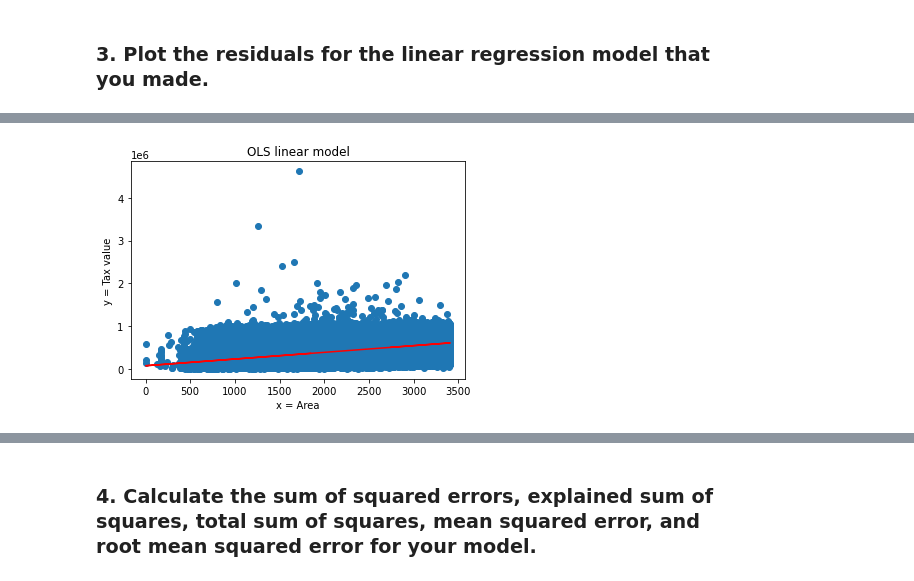
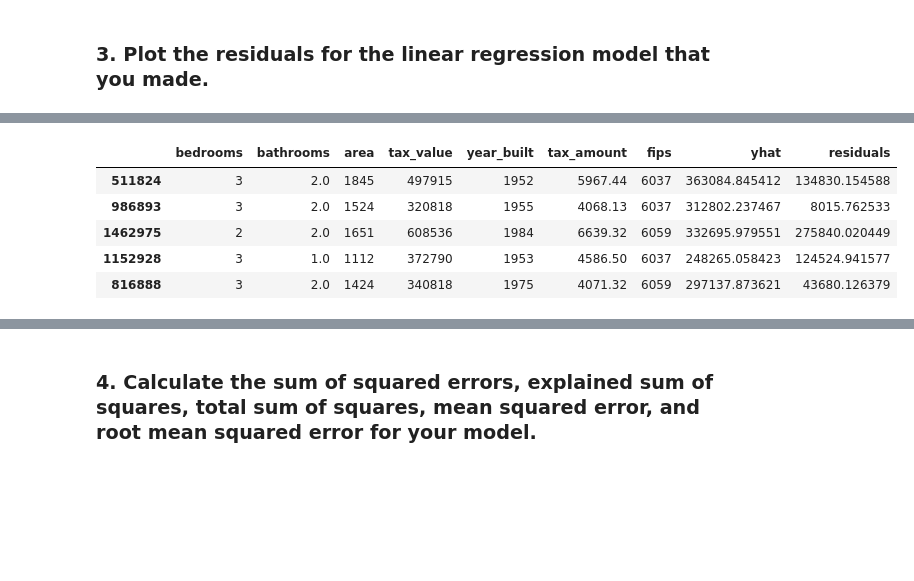
Before and after one commit to patrickamwayi/regression-exercises, a Jupyter notebook: evaluate.ipynb, the cells around one changed output, grey strips where cells are left out. Cells and saved outputs as stored; diff of their text form; code cells hidden in the pictures; blank space fills up the shorter version.

```diff
--- a/evaluate.ipynb
+++ b/evaluate.ipynb
@@ -163,10 +169,0 @@ df.head()
-# %%
-# # visualize the line of best fit from OLS linear model
-plt.scatter(df.area, df.tax_value)
-plt.plot(df.area, df.predictions, c='red')
-plt.xlabel('x = Area')
-plt.ylabel('y = Tax value')
-plt.title('OLS linear model')
-plt.show()
-# %% [output]
-[figure, removed]
@@ -172,0 +173,9 @@ plt.show()
+# %%
+train.head()
+# %% [output]
+|  | bedrooms | bathrooms | area | tax_value | year_built | tax_amount | fips | yhat | residuals |
+| 511824 | 3 | 2.0 | 1845 | 497915 | 1952 | 5967.44 | 6037 | 363084.845412 | 134830.154588 |
+| 986893 | 3 | 2.0 | 1524 | 320818 | 1955 | 4068.13 | 6037 | 312802.237467 | 8015.762533 |
+| 1462975 | 2 | 2.0 | 1651 | 608536 | 1984 | 6639.32 | 6059 | 332695.979551 | 275840.020449 |
+| 1152928 | 3 | 1.0 | 1112 | 372790 | 1953 | 4586.50 | 6037 | 248265.058423 | 124524.941577 |
+| 816888 | 3 | 2.0 | 1424 | 340818 | 1975 | 4071.32 | 6059 | 297137.873621 | 43680.126379 |
```
Also changed, not shown: parts of 23 cells of this notebook.
